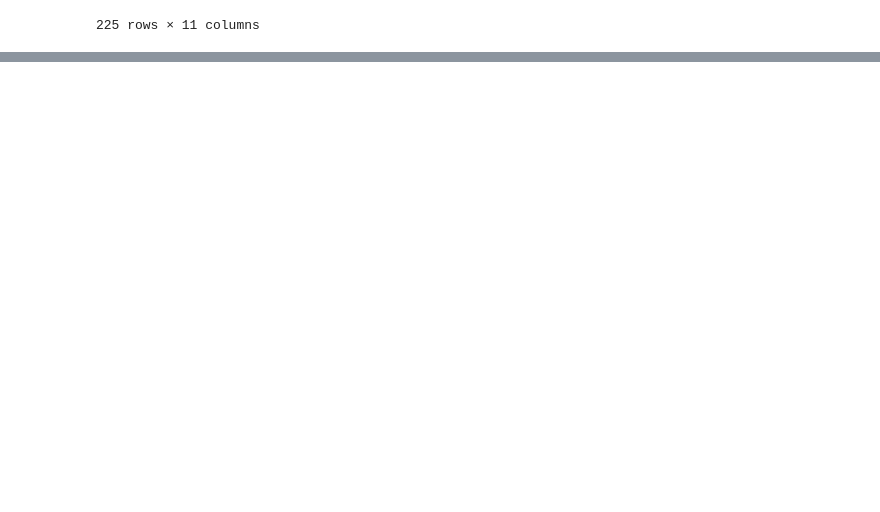
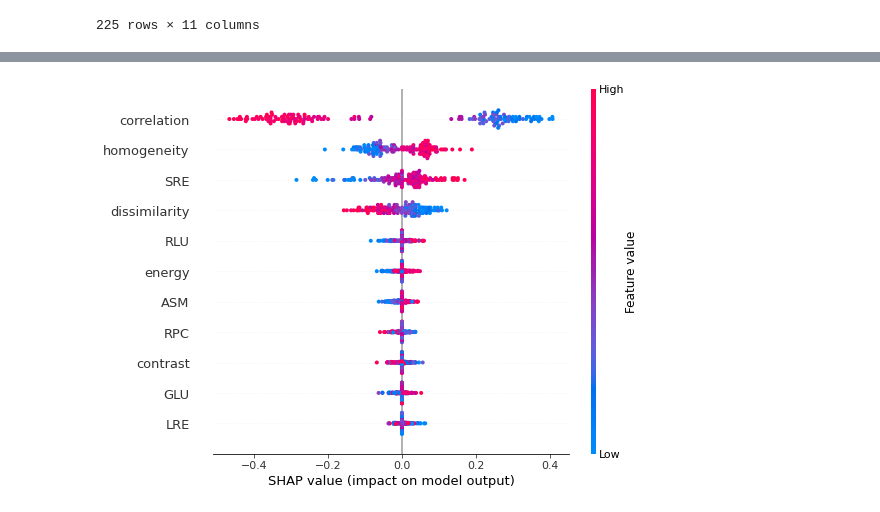
Before and after one commit to lstival/mo826, a Jupyter notebook: P4/SVM prediction.ipynb, the cells around one changed output, grey strips where cells are left out. Drawn from its saved outputs; the diff is of its cells as text; code cells hidden in the pictures; blank space fills up the shorter version.

```diff
--- a/P4/SVM prediction.ipynb
+++ b/P4/SVM prediction.ipynb
@@ -152,8 +152,8 @@ tuned_parameters = [
 scores = ["precision",  "balanced_accuracy"]
 # %%
 # clf_std = make_pipeline(StandardScaler(), SVC())
-scaler = StandardScaler()
-svm = SVC()
+scaler = StandardScaler(with_mean=False)
+svm = SVC(probability=True)
 clf_std = Pipeline(steps=[("scaler", scaler), ("svm", svm)])
 # %% [markdown]
 ## Treinando
@@ -283,0 +284,3 @@ final_results.to_csv(r'231900_263013_ATOM.txt', header=None, index=None, sep=' '
+# %%
+svc_explainer = shap.KernelExplainer(clf.predict,X_train)
+svc_shap_values = svc_explainer.shap_values(X_test, nsamples=100)
@@ -283,0 +311,4 @@ final_results.to_csv(r'231900_263013_ATOM.txt', header=None, index=None, sep=' '
+# %%
+shap.summary_plot(svc_shap_values, X_test)
+# %% [output]
+[figure, added]
```
Also changed, not shown: parts of 8 cells of this notebook, 4 other files.
